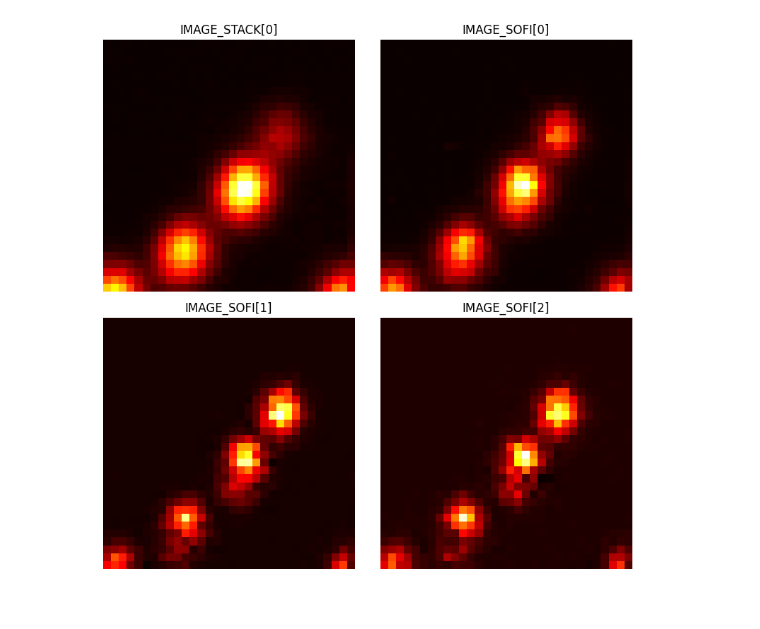
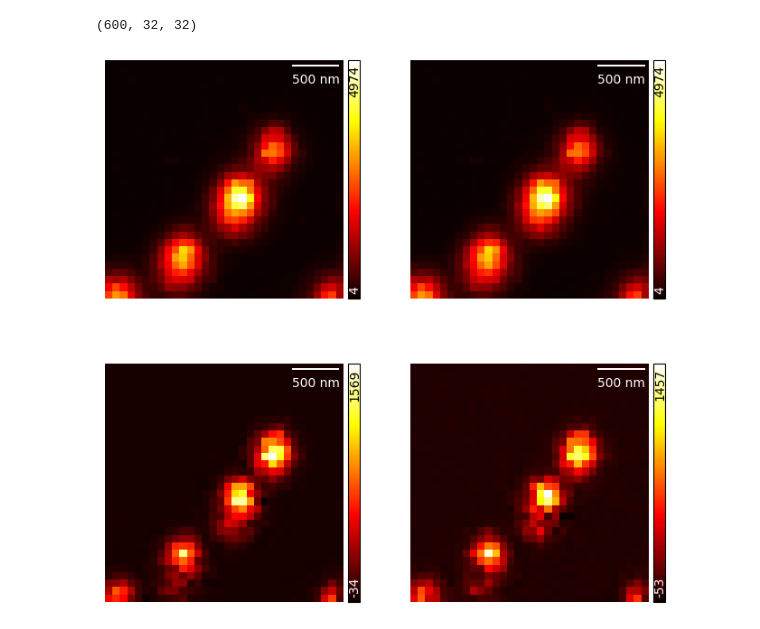
Before and after one commit to CarminatiGiovanni/tesi, a Jupyter notebook: SOFI_only.ipynb, the cells around one changed output. Saved outputs shown, nothing was run; the diff lists cells and outputs as text; code cells hidden in the pictures.

```diff
--- a/SOFI_only.ipynb
+++ b/SOFI_only.ipynb
@@ -111,7 +203,7 @@ c:\Users\jocar\Desktop\tesi\images\2025 07 07-08 Qdots\Qdots_32x32_2e5um_60x_24m
 # %%
 from mpl_toolkits.axes_grid1.inset_locator import inset_axes
 
-ROI_0 = IMAGE_STACK[:, xc_STACK[0,0]-ROIsizeC//2:xc_STACK[0,0]+ROIsizeC//2+1, xc_STACK[0,1]-ROIsizeC//2:xc_STACK[0,1]+ROIsizeC//2+1]
+ROI_0 = IMAGE_STACK[:, xc_STACK[0,0]-ROIsizeC//2:xc_STACK[0,0]+ROIsizeC//2+1, xc_STACK[0,1]-ROIsizeC//2:xc_STACK[0,1]+ROIsizeC//2+1].astype(np.float64)
 # ROI_1 = IMAGE_STACK[:, xc_STACK[1,0]-ROIsizeC//2:xc_STACK[1,0]+ROIsizeC//2+1, xc_STACK[1,1]-ROIsizeC//2:xc_STACK[1,1]+ROIsizeC//2+1]
 # ROI_2 = IMAGE_STACK[:, xc_STACK[2,0]-ROIsizeC//2:xc_STACK[2,0]+ROIsizeC//2+1, xc_STACK[2,1]-ROIsizeC//2:xc_STACK[2,1]+ROIsizeC//2+1]
 # ROI_3 = IMAGE_STACK[:, xc_STACK[3,0]-ROIsizeC//2:xc_STACK[3,0]+ROIsizeC//2+1, xc_STACK[3,1]-ROIsizeC//2:xc_STACK[3,1]+ROIsizeC//2+1]
@@ -122,7 +214,7 @@ for idx in range(1): #Npart1):
     ROI = locals()[f'ROI_{idx}']
     ax = axes[idx] if Npart1 > 1 else axes
     im = ax.imshow(ROI.sum(axis=0), cmap='hot')
-    ax.set_title(f'ROI_{idx}',fontsize=20)
+    # ax.set_title(f'ROI_{idx}',fontsize=20)
     ax.set_xticks([])
     ax.set_yticks([])
     n_z, n_pixels_y, n_pixels_x = ROI.shape
@@ -150,15 +242,23 @@ for roi_idx in range(1): # Npart1):
     ROI = locals()[f'ROI_{roi_idx}']
     ax = axes[roi_idx] if Npart1 > 1 else axes
     im = ax.imshow(ROI.sum(axis=0), cmap='hot')
-    ax.set_title(f'ROI_{roi_idx} $g(\\tau)^2$',fontsize=20)
+    # ax.set_title(f'ROI_{roi_idx} $g(\\tau)^2$',fontsize=20)
     ax.set_xticks([])
     ax.set_yticks([])
 
+    # def correlazione(signal):
+    #     t = signal - np.mean(signal)
+    #     fft_t = np.fft.fft(t)
+    #     fft_t_c = np.conjugate(fft_t)
+    #     crosscorr = np.real(np.fft.ifft(fft_t * fft_t_c))
+    #     return crosscorr
+
     def correlazione(signal):
         t = signal - np.mean(signal)
+        N = len(t)
         fft_t = np.fft.fft(t)
-        fft_t_c = np.conjugate(fft_t)
-        crosscorr = np.real(np.fft.ifft(fft_t * fft_t_c))
+        crosscorr = np.real(np.fft.ifft(fft_t * np.conjugate(fft_t)))
+        # crosscorr = np.fft.fftshift(crosscorr)  # opzionale: centra lo zero
         return crosscorr
 
     ROI_correlated = ROI.copy()
@@ -201,43 +310,49 @@ plt.show()
 # %%
 # IMAGE STACK VS IMAGE SOFI
 def correlazione(signal):
-        t = signal - np.mean(signal)
-        fft_t = np.fft.fft(t)
-        fft_t_c = np.conjugate(fft_t)
-        crosscorr = np.real(np.fft.ifft(fft_t * fft_t_c))
-        return crosscorr
+    t = signal - np.mean(signal)
+    N = len(t)
+    fft_t = np.fft.fft(t)
+    crosscorr = np.real(np.fft.ifft(fft_t * np.conjugate(fft_t)))
+    # crosscorr = np.fft.fftshift(crosscorr)  # opzionale: centra lo zero
+    return crosscorr
+
 IMAGE_SOFI = np.zeros_like(IMAGE_STACK)
 
 taus = np.zeros(IMAGE_STACK.shape[0])
 
 for i in range(IMAGE_STACK.shape[1]):
     for j in range(IMAGE_STACK.shape[2]):
         IMAGE_SOFI[:, i, j] = correlazione(IMAGE_STACK[:, i, j])
         try:
             popt,pcov = sc.optimize.curve_fit(lambda t, τ, A, B: A*np.exp(-t/τ) + B, np.arange(0,100), IMAGE_SOFI[:, i, j][0:100], p0=(10, 1000, 100), maxfev=10000)
         except:
             popt = [np.nan, np.nan, np.nan]
         taus[i] = popt[0]
 
 fig, axs = plt.subplots(2, 2, figsize=(8, 8))
 
-axs[0, 0].imshow(IMAGE_STACK.sum(axis=0), cmap='hot')
-axs[0, 0].set_title('IMAGE_STACK[0]')
+
+IMAGE_CONF = IMAGE_STACK - np.mean(IMAGE_STACK, axis=0)
+print(IMAGE_CONF.shape)
+gra.ShowImg((IMAGE_CONF*IMAGE_CONF).sum(axis=0), fig=fig, ax=axs[0, 0], cmap='hot', colorbar=True, pxsize_x=pxsizex)
+#axs[0, 0].set_title('IMAGE_STACK[0]')
 axs[0, 0].axis('off')
 
-axs[0, 1].imshow(IMAGE_SOFI[0, :, :], cmap='hot')
-axs[0, 1].set_title('IMAGE_SOFI[0]')
+gra.ShowImg(IMAGE_SOFI[0, :, :], fig=fig, ax=axs[0, 1], cmap='hot', colorbar=True, pxsize_x=pxsizex)
+#axs[0, 1].set_title('IMAGE_SOFI[0]')
 axs[0, 1].axis('off')
 
-axs[1, 0].imshow(IMAGE_SOFI[1, :, :], cmap='hot')
-axs[1, 0].set_title('IMAGE_SOFI[1]')
+gra.ShowImg(IMAGE_SOFI[1, :, :], fig=fig, ax=axs[1, 0], cmap='hot', colorbar=True, pxsize_x=pxsizex)
+#axs[1, 0].set_title('IMAGE_SOFI[1]')
 axs[1, 0].axis('off')
 
-axs[1, 1].imshow(IMAGE_SOFI[2, :, :], cmap='hot')
-axs[1, 1].set_title('IMAGE_SOFI[2]')
+gra.ShowImg(IMAGE_SOFI[2, :, :], fig=fig, ax=axs[1, 1], cmap='hot', colorbar=True, pxsize_x=pxsizex)
+#axs[1, 1].set_title('IMAGE_SOFI[2]')
 axs[1, 1].axis('off')
 
-plt.tight_layout()
+# plt.tight_layout()
 plt.show()
 # %% [output]
+(600, 32, 32)
-[figure, old version]
+[figure, new version]
```
Also changed, not shown: parts of 19 cells of this notebook, 8 other files.
